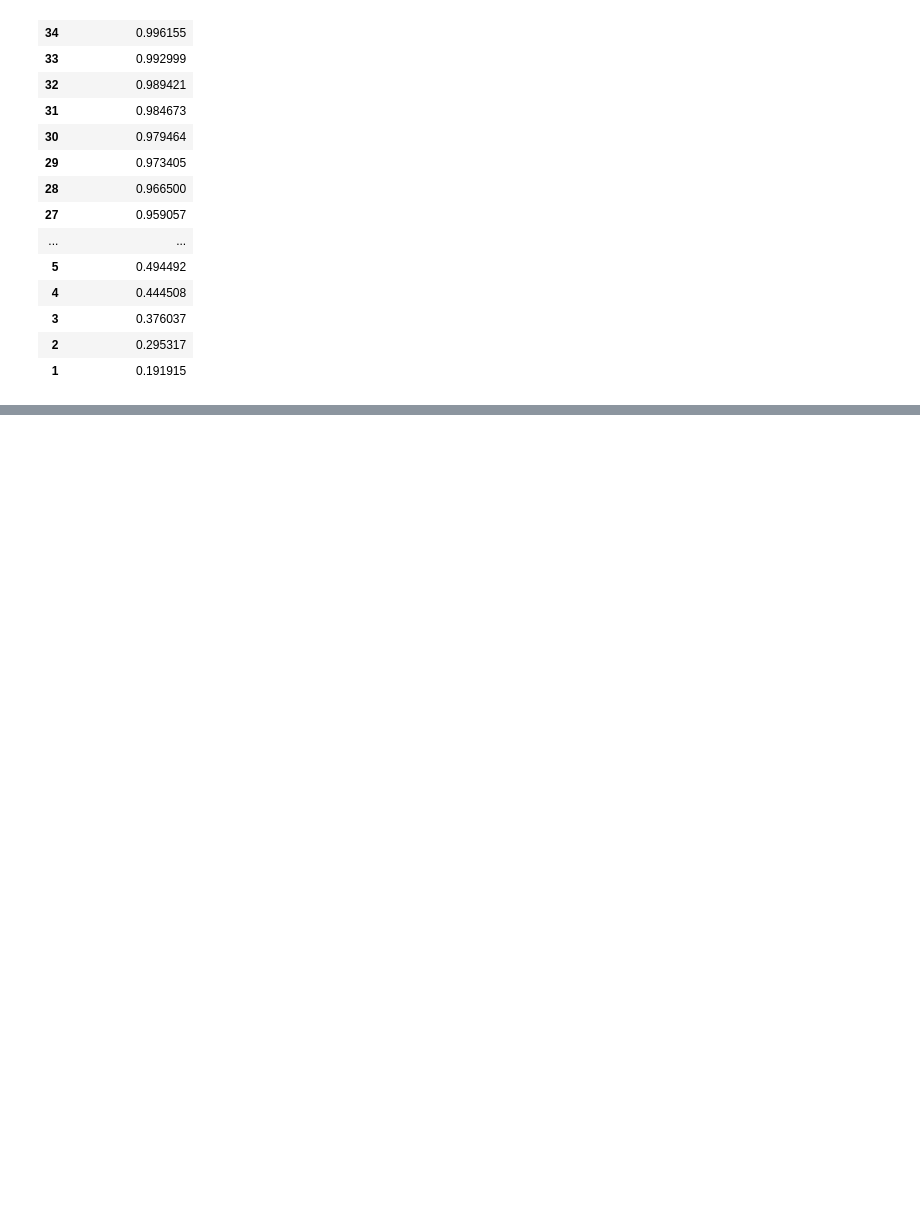
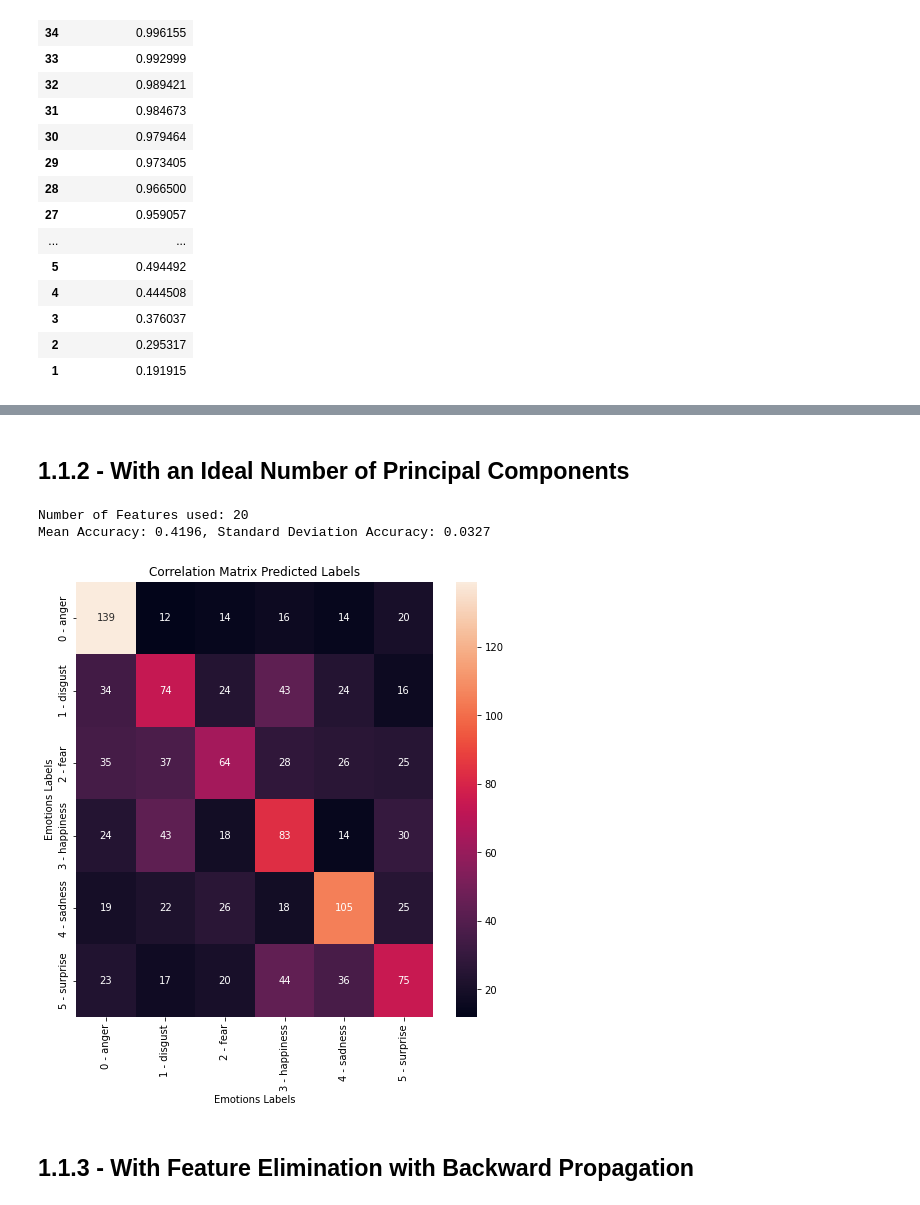
Before and after one commit to MarioCSilva/Speech_Emotion_Recognition_Thesis, a Jupyter notebook: data/3_feature_selection.ipynb, the cells around one changed output, grey strips where cells are left out. Saved outputs shown, nothing was run; the diff lists cells and outputs as text; code cells hidden in the pictures; blank space fills up the shorter version.

```diff
--- a/data/3_feature_selection.ipynb
+++ b/data/3_feature_selection.ipynb
@@ -401,0 +409,6 @@ pd.DataFrame().from_dict(num_comp_var, orient='index', columns=["Total Variance
+# %%
+min_comp_variance = .9
+for num_component, total_explained_variance in comp_var.items():
+    if total_explained_variance <= min_comp_variance:
+        break
+num_component
@@ -401,0 +475,12 @@ pd.DataFrame().from_dict(num_comp_var, orient='index', columns=["Total Variance
+# %% [markdown]
+## 1.1.2 - With an Ideal Number of Principal Components
+# %%
+pca = PCA(n_components=num_component)
+data_pca_ideal_comp = pca.fit_transform(data_scaled)
+plot_cm_predictions(RandomForest(random_state=1, max_features=None), data_pca_ideal_comp, labels)
+# %% [output]
+Number of Features used: 20
+Mean Accuracy: 0.4196, Standard Deviation Accuracy: 0.0327
+[figure, added]
+# %% [markdown]
+## 1.1.3 - With Feature Elimination with Backward Propagation
```
Also changed, not shown: parts of 28 cells of this notebook.
